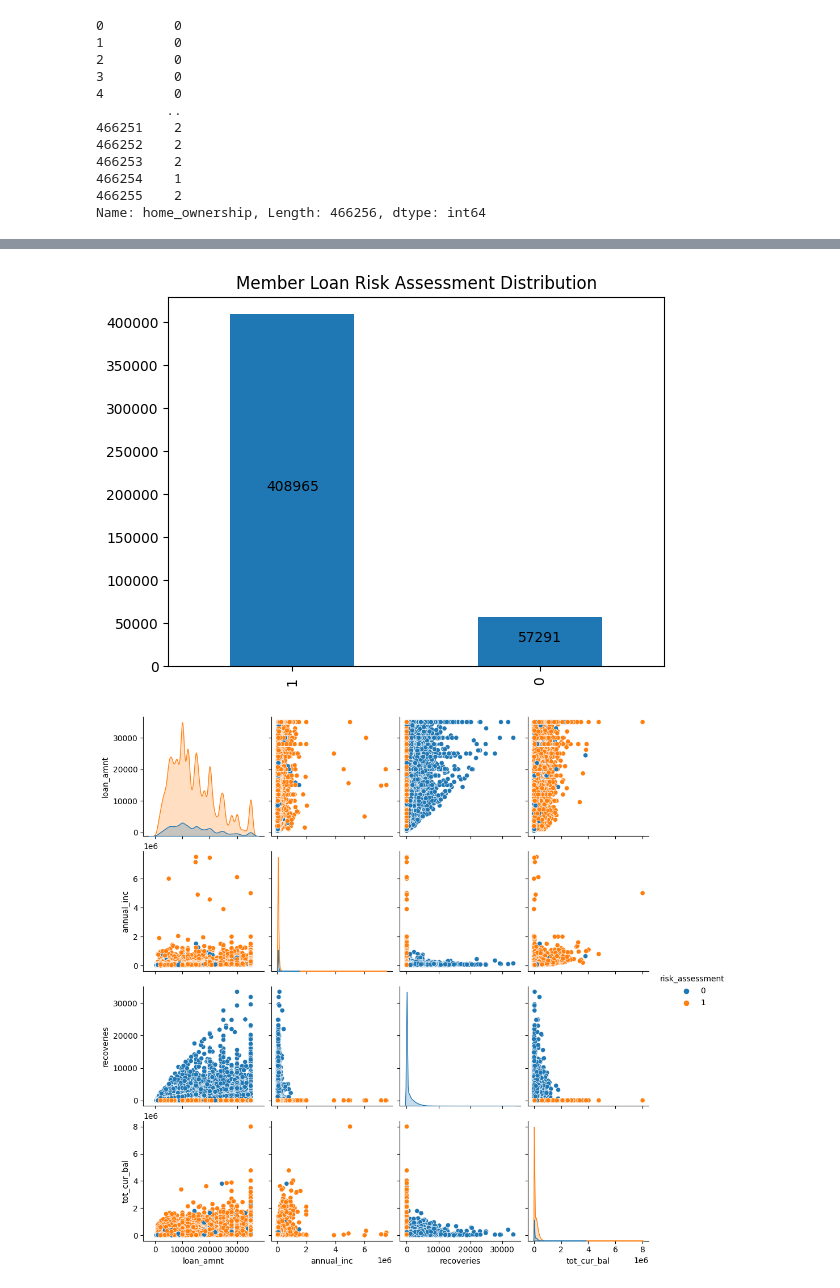
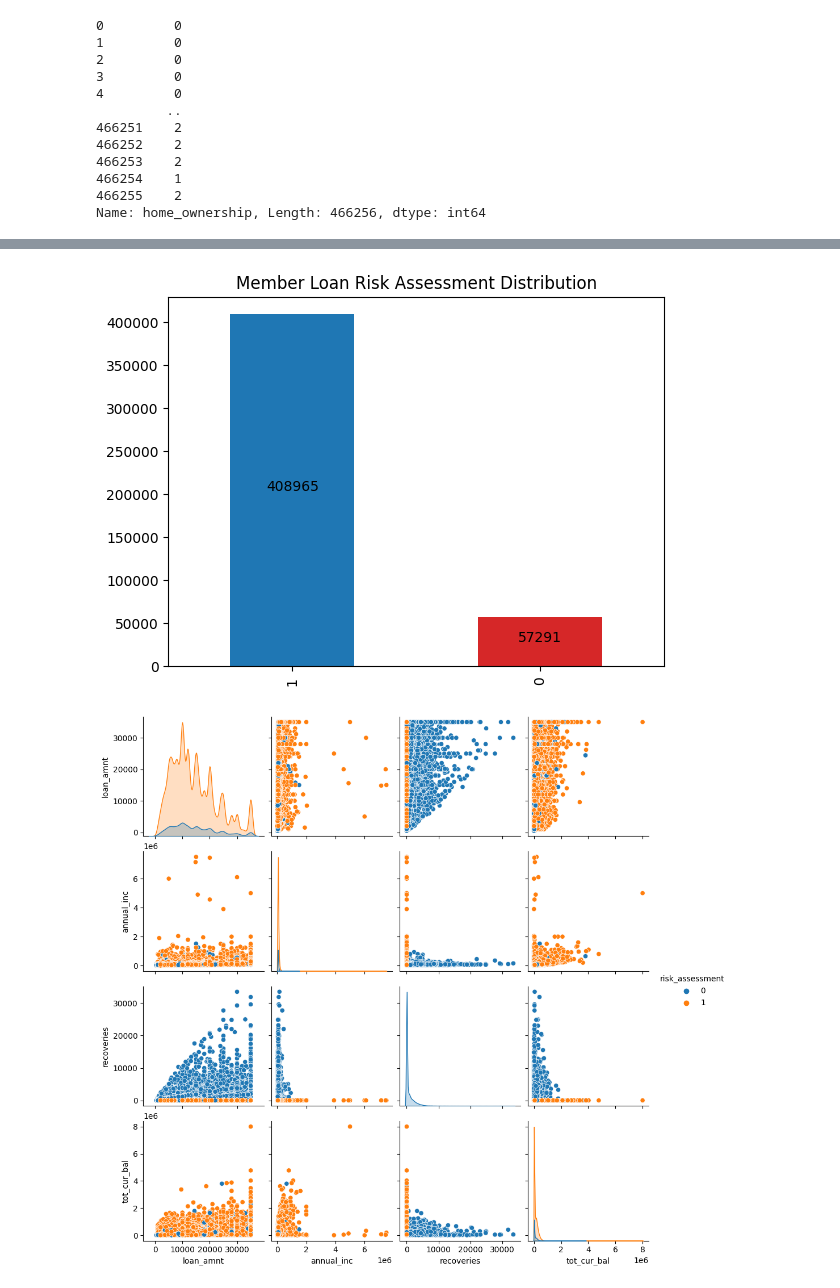
Before and after one commit to naufalbasara/IDX-Virtual-Internship, a Jupyter notebook: notebook/1_EDA.ipynb, the cells around one changed output, grey strips where cells are left out. Drawn from its saved outputs; the diff is of its cells as text; code cells hidden in the pictures.

```diff
--- a/notebook/1_EDA.ipynb
+++ b/notebook/1_EDA.ipynb
@@ -276,0 +328,18 @@ df.drop(['emp_title'], axis=1, inplace=True)
+# %%
+
+# Determine the good and risky loan status
+conditions = [
+    df['annual_inc'] <= 1e+4,
+    df['annual_inc'] <= 1e+5,
+    df['annual_inc'] <= 1e+6,
+    df['annual_inc'] <= 1e+7,
+
+]
+outputs = [
+    '> 1,000',
+    '> 10,000',
+    '> 100,000',
+    '> 1,000,000',
+]
+
+df['annual_income'] = np.select(conditions, outputs)
@@ -295,11 +382,11 @@ df['risk_assessment'] = np.select(conditions, outputs)
 df.drop(['loan_status'], axis=1, inplace=True)
 # %%
 # Member loan risk assessment distribution
-df['risk_assessment'].value_counts().plot(kind='bar')
+df['risk_assessment'].value_counts().plot(kind='bar', color=['C0', 'C3'])
 plt.title('Member Loan Risk Assessment Distribution')
 addlabels(df['risk_assessment'].unique(), sorted(df['risk_assessment'].value_counts(), reverse=True))
 # %% [output]
-[figure, old version]
+[figure, new version]
 # %%
 sns.pairplot(df, vars=['loan_amnt', 'annual_inc', 'recoveries', 'tot_cur_bal'], hue='risk_assessment')
 plt.show()
```
Also changed, not shown: parts of 9 cells of this notebook, 4 other files.
